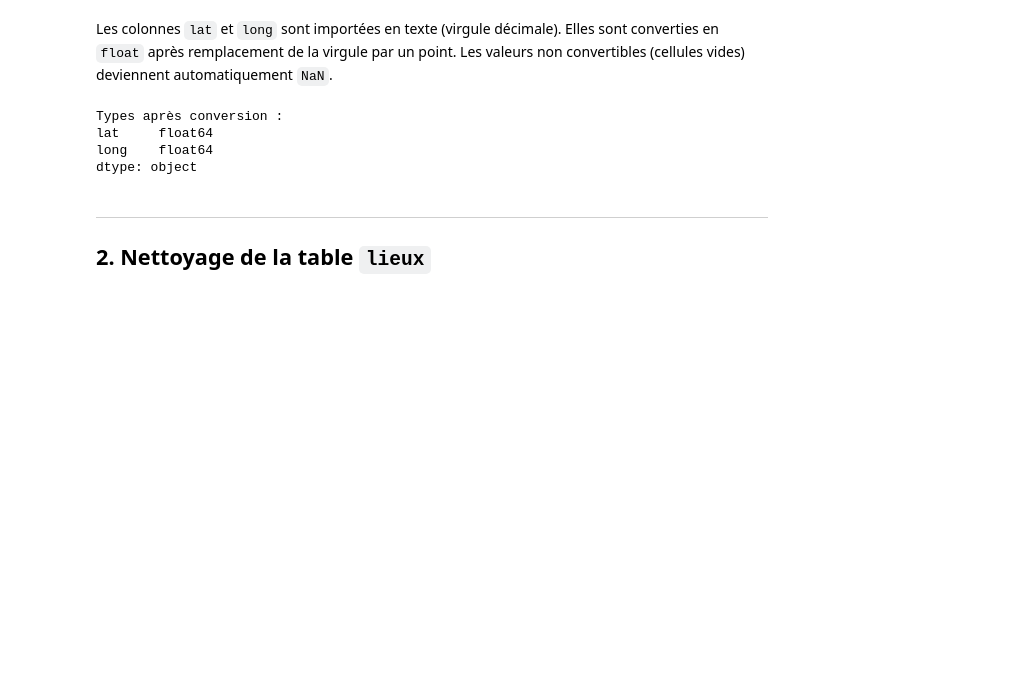
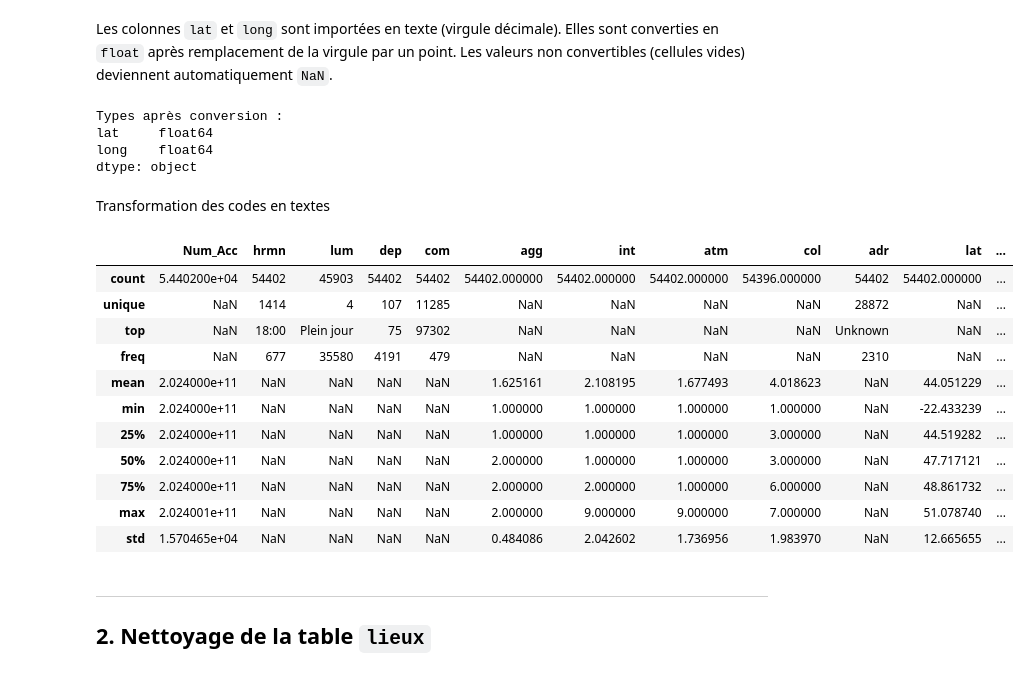
Before and after one commit to Ilyies07/analyse-data-accidents-route-france, a Jupyter notebook: analyse.ipynb, the cells around one changed output. Drawn from its saved outputs; the diff is of its cells as text; code cells hidden in the pictures; blank space fills up the shorter version.

```diff
--- a/analyse.ipynb
+++ b/analyse.ipynb
@@ -156,6 +167,32 @@ Types après conversion :
 lat     float64
 long    float64
 dtype: object
+# %% [markdown]
+Transformation des codes en textes
+# %%
+caract["lum"] = caract["lum"].map({
+    1: "Plein jour",
+    2: "Crépuscule",
+    3: "Nuit sans éclairage",
+    4: "Nuit avec éclairage"
+})
+
+caract["lum"].unique()
+
+caract.describe(include='all')
+# %% [output]
+|  | Num_Acc | hrmn | lum | dep | com | agg | int | atm | col | adr | lat | ... |
+| count | 5.440200e+04 | 54402 | 45903 | 54402 | 54402 | 54402.000000 | 54402.000000 | 54402.000000 | 54396.000000 | 54402 | 54402.000000 | ... |
+| unique | NaN | 1414 | 4 | 107 | 11285 | NaN | NaN | NaN | NaN | 28872 | NaN | ... |
+| top | NaN | 18:00 | Plein jour | 75 | 97302 | NaN | NaN | NaN | NaN | Unknown | NaN | ... |
+| freq | NaN | 677 | 35580 | 4191 | 479 | NaN | NaN | NaN | NaN | 2310 | NaN | ... |
+| mean | 2.024000e+11 | NaN | NaN | NaN | NaN | 1.625161 | 2.108195 | 1.677493 | 4.018623 | NaN | 44.051229 | ... |
+| min | 2.024000e+11 | NaN | NaN | NaN | NaN | 1.000000 | 1.000000 | 1.000000 | 1.000000 | NaN | -22.433239 | ... |
+| 25% | 2.024000e+11 | NaN | NaN | NaN | NaN | 1.000000 | 1.000000 | 1.000000 | 3.000000 | NaN | 44.519282 | ... |
+| 50% | 2.024000e+11 | NaN | NaN | NaN | NaN | 2.000000 | 1.000000 | 1.000000 | 3.000000 | NaN | 47.717121 | ... |
+| 75% | 2.024000e+11 | NaN | NaN | NaN | NaN | 2.000000 | 2.000000 | 1.000000 | 6.000000 | NaN | 48.861732 | ... |
+| max | 2.024001e+11 | NaN | NaN | NaN | NaN | 2.000000 | 9.000000 | 9.000000 | 7.000000 | NaN | 51.078740 | ... |
+| std | 1.570465e+04 | NaN | NaN | NaN | NaN | 0.484086 | 2.042602 | 1.736956 | 1.983970 | NaN | 12.665655 | ... |
 # %% [markdown]
 ---
 ## 2. Nettoyage de la table `lieux`
```
Also changed, not shown: parts of 20 cells of this notebook.
